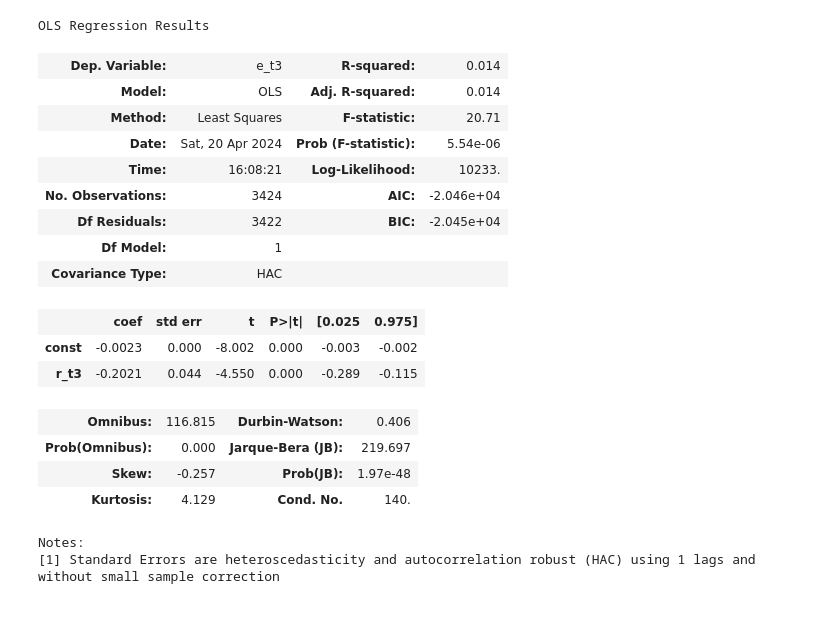
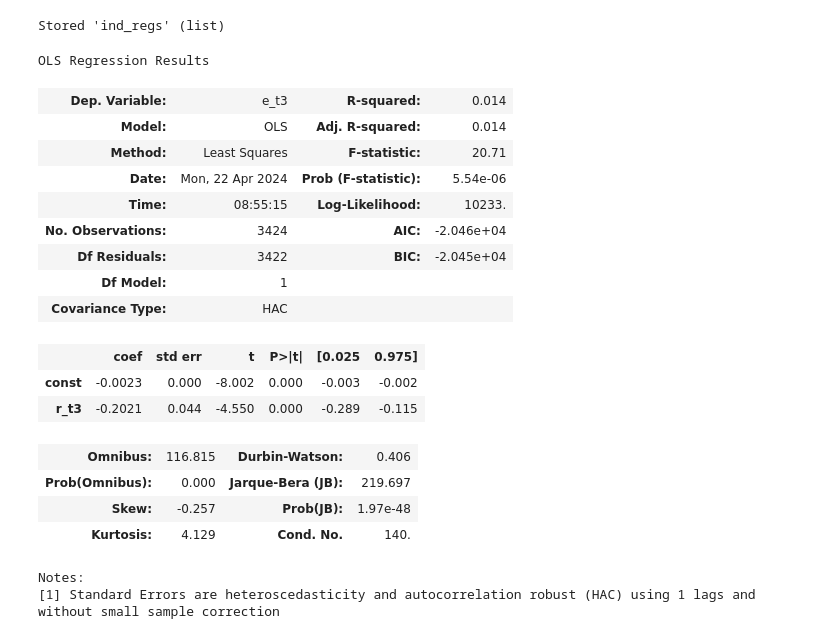
Before and after one commit to calvinmcelvain/expectation_replication, a Jupyter notebook: code/_003estimation.ipynb, the cells around one changed output. Cells and saved outputs as stored; diff of their text form; code cells hidden in the pictures.

```diff
--- a/code/_003estimation.ipynb
+++ b/code/_003estimation.ipynb
@@ -6,6 +6,9 @@ from statsmodels.tsa.ar_model import AutoReg
 import numpy as np
 
 os.chdir('/Users/fogellmcmuffin/Documents/thesis/_replication/')    # Working dir
+
+pd.set_option('display.max_rows', 10)
+pd.set_option('display.max_columns', None)
 
 vintage_trim = pd.read_csv('cleaned_data/vintage_trim.csv')
 
@@ -14,36 +17,38 @@ ind_spf_trim = pd.read_csv('cleaned_data/ind_spf_trim.csv')
 
 mean_spf_trim['DATE'] = pd.to_datetime(mean_spf_trim['DATE'])
 ind_spf_trim['DATE'] = pd.to_datetime(ind_spf_trim['DATE'])
 ind_spf_trim = ind_spf_trim.dropna(subset='r_t1')
 
 ###############################################
                 ## ESTIMATION ##
 ###############################################
 
 #####################
       ## OLS ##
 #####################
 
 def OLS(df, end_date):
     df = df.loc[(df['DATE'] >= '1981-12-31') & (df['DATE'] <= end_date)]
     regs = []
     for j in range(4):
         revisions = df[f'r_t{j}']
         revisions = sm.add_constant(revisions)
         errors = df[f'e_t{j}']
         initial = sm.OLS(errors, revisions).fit()
         regs.append(initial.get_robustcov_results(cov_type='HAC', maxlags=1))
     return regs
 
 ind_regs = OLS(ind_spf_trim, '2016-12-31')
+%store ind_regs
 ind_regs[3].summary()
 # %% [output]
-OLS Regression Results
+Stored 'ind_regs' (list)
+OLS Regression Results
 | Dep. Variable: | e_t3 | R-squared: | 0.014 |
 | Model: | OLS | Adj. R-squared: | 0.014 |
 | Method: | Least Squares | F-statistic: | 20.71 |
-| Date: | Sat, 20 Apr 2024 | Prob (F-statistic): | 5.54e-06 |
-| Time: | 16:08:21 | Log-Likelihood: | 10233. |
+| Date: | Mon, 22 Apr 2024 | Prob (F-statistic): | 5.54e-06 |
+| Time: | 08:55:15 | Log-Likelihood: | 10233. |
 | No. Observations: | 3424 | AIC: | -2.046e+04 |
 | Df Residuals: | 3422 | BIC: | -2.045e+04 |
 | Df Model: | 1 |  |  |
@@ -55,7 +60,7 @@ OLS Regression Results
 | Prob(Omnibus): | 0.000 | Jarque-Bera (JB): | 219.697 |
 | Skew: | -0.257 | Prob(JB): | 1.97e-48 |
 | Kurtosis: | 4.129 | Cond. No. | 140. |
-Notes:
-[1] Standard Errors are heteroscedasticity and autocorrelation robust (HAC) using 1 lags and without small sample correction
+Notes:
+[1] Standard Errors are heteroscedasticity and autocorrelation robust (HAC) using 1 lags and without small sample correction
 # %%
 mean_regs = OLS(mean_spf_trim, '2016-12-31')
```
Also changed, not shown: parts of 6 cells of this notebook, 9 other files.
